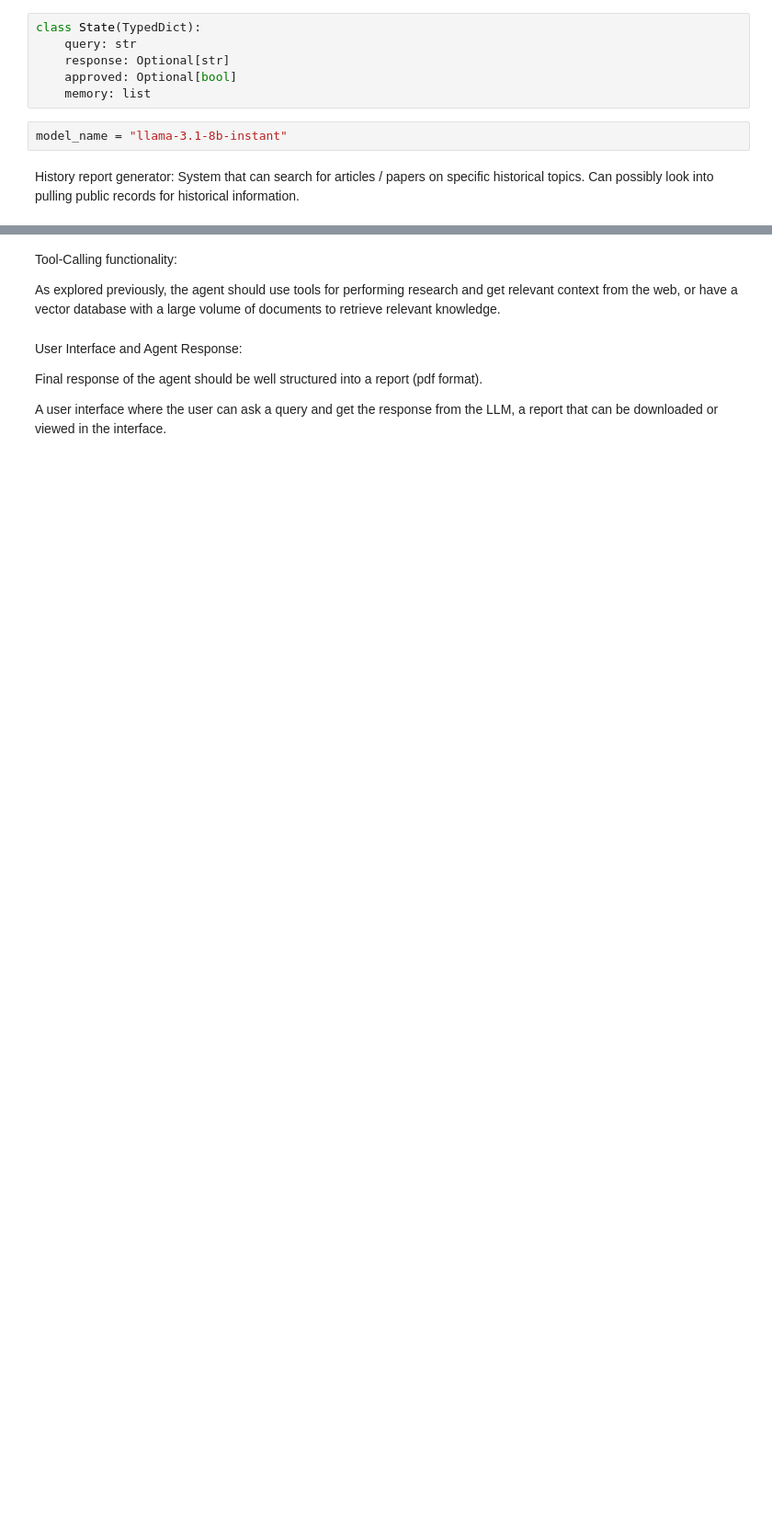
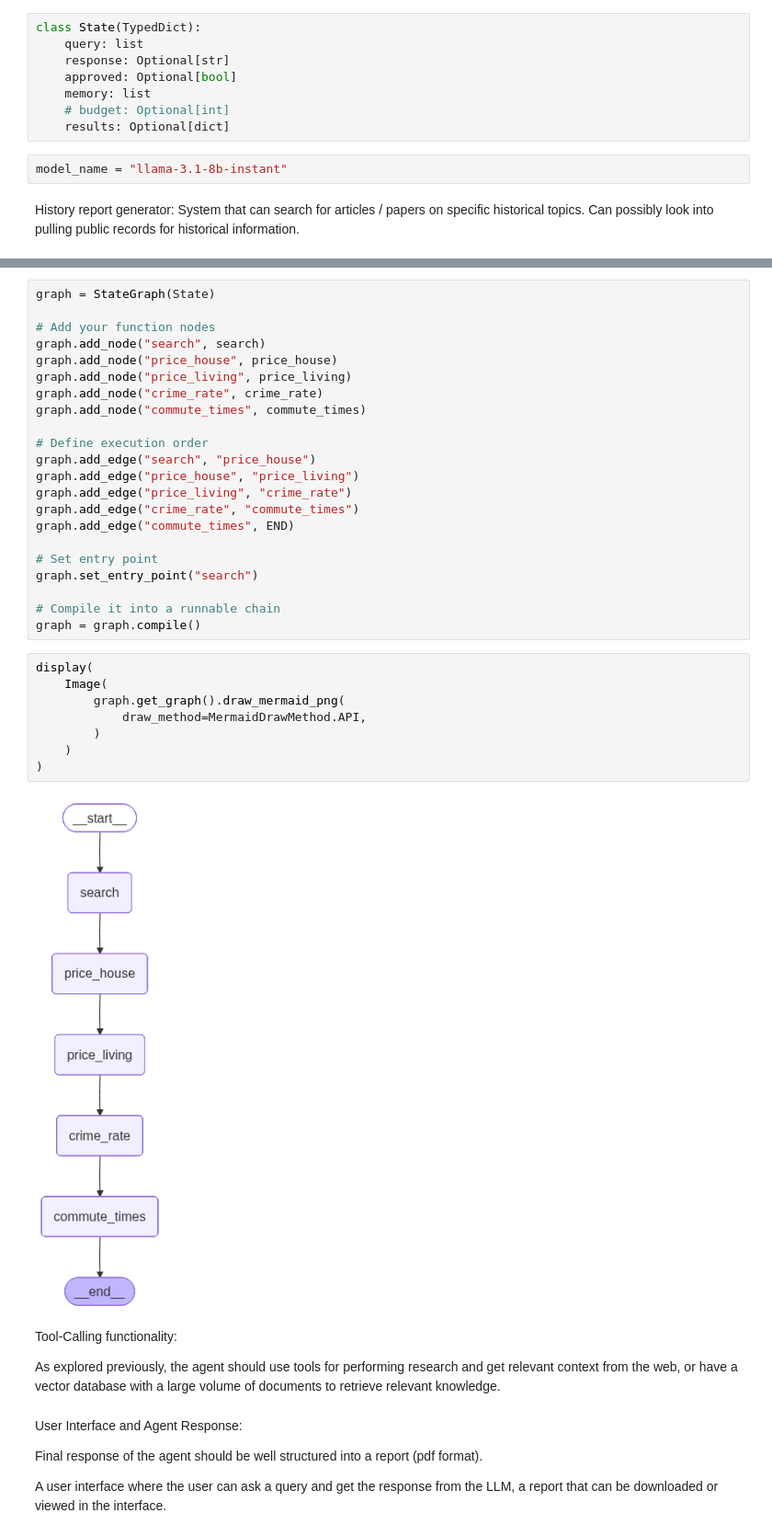
Before and after one commit to zerg26/minproject2, a Jupyter notebook: miniproject2.ipynb, the cells around one changed output, grey strips where cells are left out. Shown at 92% size. Saved outputs shown, nothing was run; the diff lists cells and outputs as text; blank space fills up the shorter version.

```diff
--- a/miniproject2.ipynb
+++ b/miniproject2.ipynb
@@ -44,10 +46,12 @@ tavily_client = TavilyClient(api_key=os.getenv("TAVILY_API_KEY"))
 os.environ["GROQ_API_KEY"] = os.getenv('GROQ_API_KEY')
 # %%
 class State(TypedDict):
-    query: str
+    query: list
     response: Optional[str]
     approved: Optional[bool]
     memory: list
+    # budget: Optional[int]
+    results: Optional[dict]
 # %%
 model_name = "llama-3.1-8b-instant"
 # %% [markdown]
@@ -97,3 +124,35 @@ Agent Architecture: Develop a multi-agent system to plan, research, use tools to
+# %%
+graph = StateGraph(State)
+
+# Add your function nodes
+graph.add_node("search", search)
+graph.add_node("price_house", price_house)
+graph.add_node("price_living", price_living)
+graph.add_node("crime_rate", crime_rate)
+graph.add_node("commute_times", commute_times)
+
+# Define execution order
+graph.add_edge("search", "price_house")
+graph.add_edge("price_house", "price_living")
+graph.add_edge("price_living", "crime_rate")
+graph.add_edge("crime_rate", "commute_times")
+graph.add_edge("commute_times", END)
+
+# Set entry point
+graph.set_entry_point("search")
+
+# Compile it into a runnable chain
+graph = graph.compile()
+# %%
+display(
+    Image(
+        graph.get_graph().draw_mermaid_png(
+            draw_method=MermaidDrawMethod.API,
+        )
+    )
+)
+# %% [output]
+[figure, added]
 # %% [markdown]
 Tool-Calling functionality:
 
```
Also changed, not shown: parts of 5 cells of this notebook.
